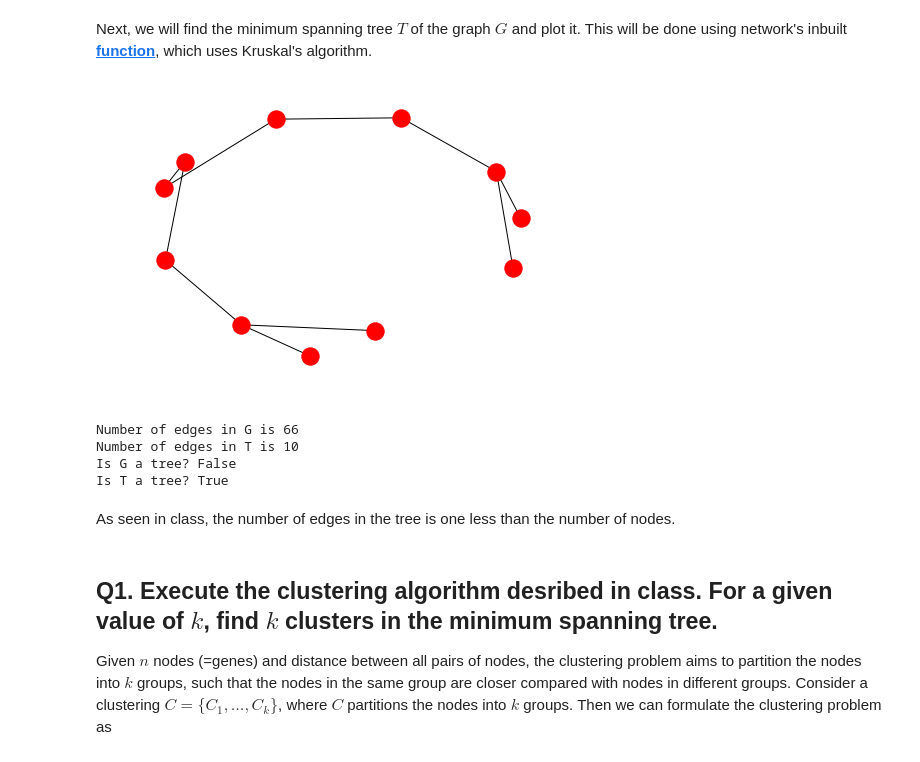
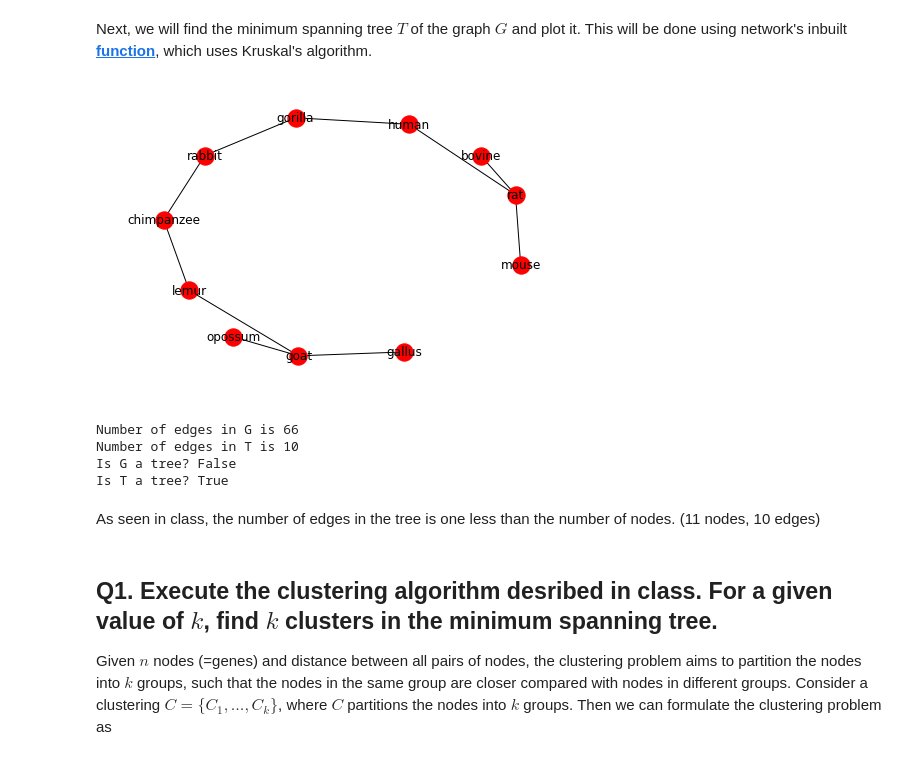
Before and after one commit to Richard-Hendricks/UIUC-Fall-2017, a Jupyter notebook: IE_532/Exercises/1MST_ex.ipynb, the cells around one changed output. Saved outputs shown, nothing was run; the diff lists cells and outputs as text; code cells hidden in the pictures.

```diff
--- a/IE_532/Exercises/1MST_ex.ipynb
+++ b/IE_532/Exercises/1MST_ex.ipynb
@@ -34,10 +34,10 @@ Next, we will find the minimum spanning tree $T$ of the graph $G$ and plot it. T
 # %%
 T = nx.minimum_spanning_tree(G, 'd')
 
-nx.draw(T)
+nx.draw(T, with_labels=True)
 plt.show()
 # %% [output]
-[figure, old version]
+[figure, new version]
 # %%
 print("Number of edges in G is",len(G.edges()))
 print("Number of edges in T is",len(T.edges()))
@@ -49,7 +49,7 @@ Number of edges in T is 10
 Is G a tree? False
 Is T a tree? True
 # %% [markdown]
-As seen in class, the number of edges in the tree is one less than the number of nodes.
+As seen in class, the number of edges in the tree is one less than the number of nodes. (11 nodes, 10 edges)
 # %% [markdown]
 ## **Q1. Execute the clustering algorithm desribed in class. For a given value of $k$, find $k$ clusters in the minimum spanning tree.**
 
```
Also changed, not shown: parts of 3 cells of this notebook.
